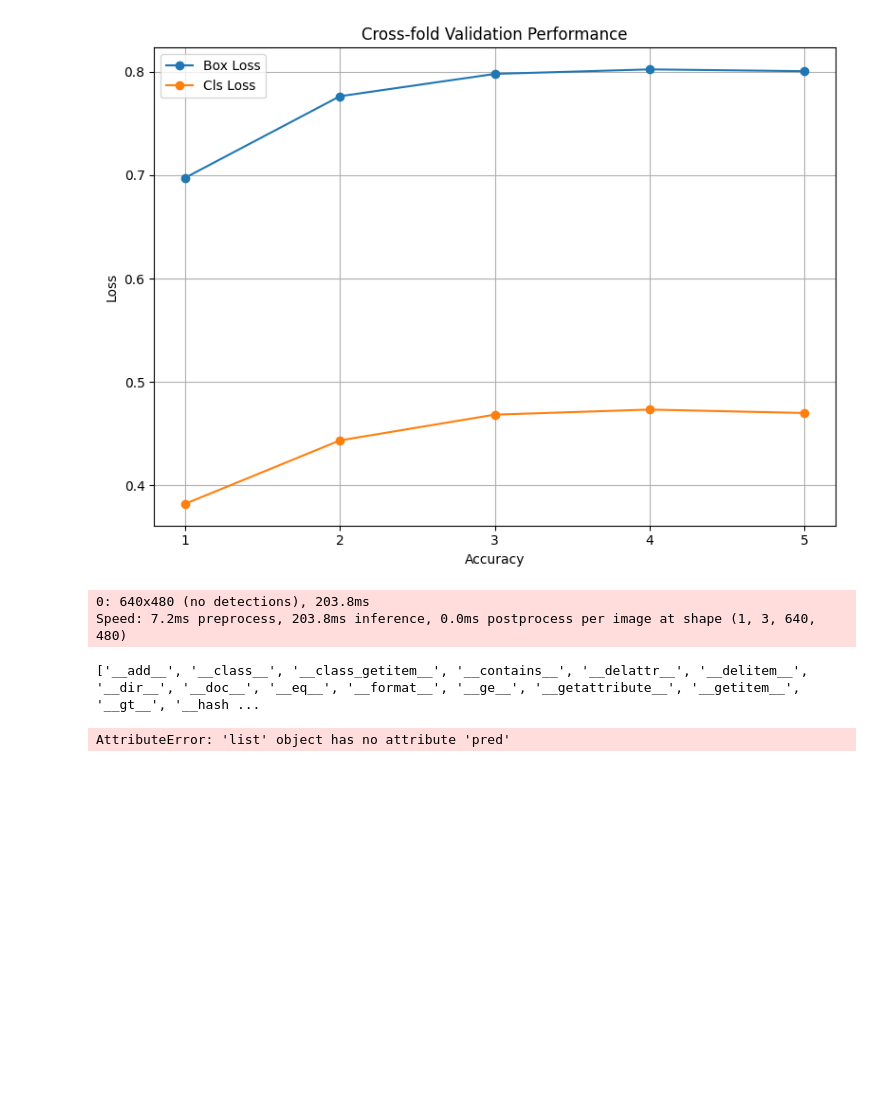
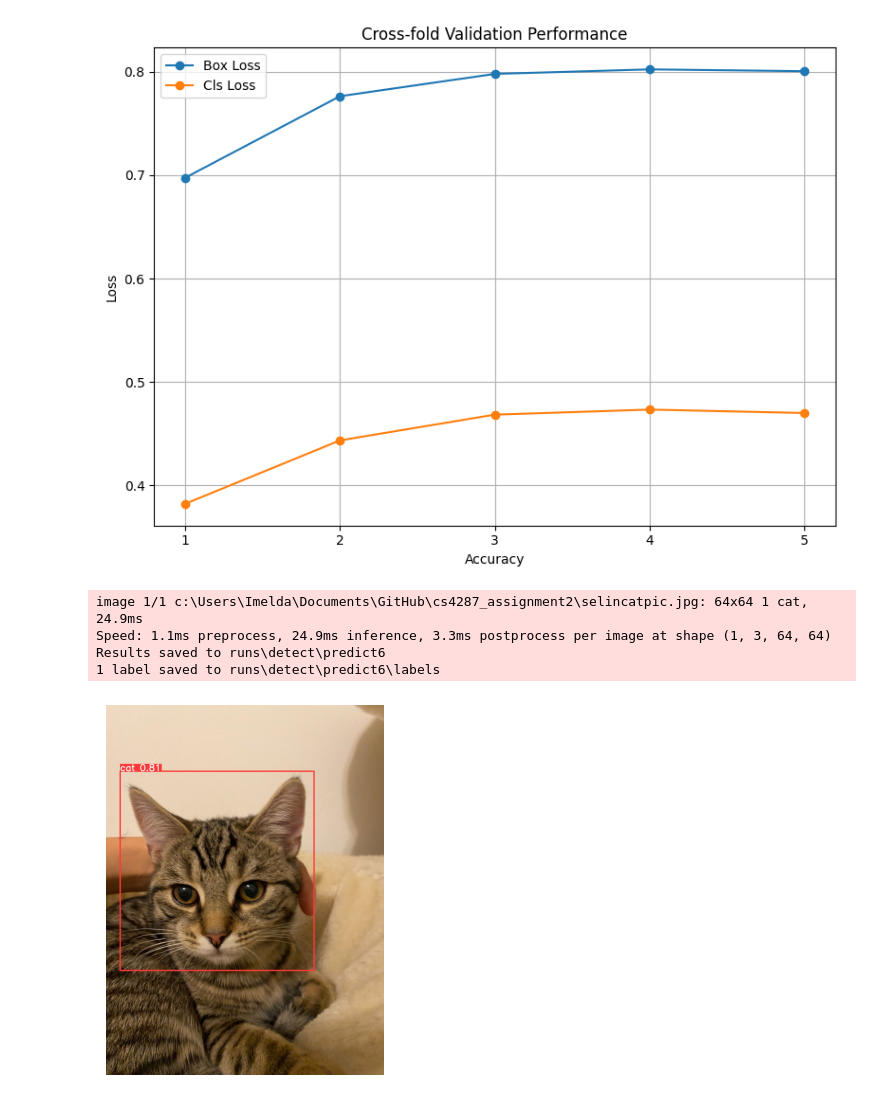
Before and after one commit to mel-butler/cs4287_assignment2, a Jupyter notebook: CS4287-Assign2-20277628-20259344.ipynb, the cells around one changed output. Saved outputs shown, nothing was run; the diff lists cells and outputs as text; code cells hidden in the pictures; blank space fills up the shorter version.

```diff
--- a/CS4287-Assign2-20277628-20259344.ipynb
+++ b/CS4287-Assign2-20277628-20259344.ipynb
@@ -374,12 +396,31 @@ plt.show()
 [figure]
 [figure]
 # %%
-from ultralytics.yolo.engine.model import YOLO
+# predicting a cat picture
+from ultralytics import YOLO
 
-model = YOLO("yolov8s.pt")
-results = model.predict(source='selincatpic.jpg', save=True, save_txt=True)
+
+image_path = "selincatpic.jpg"
+model = YOLO("runs/detect/crossval5/weights/best.pt")
+results = model.predict(source=image_path, save=True, save_txt=True)
+
+import matplotlib.pyplot as plt
+import matplotlib.image as mpimg
 # %% [output]
-0: 640x480 (no detections), 203.8ms
-Speed: 7.2ms preprocess, 203.8ms inference, 0.0ms postprocess per image at shape (1, 3, 640, 480)
+image 1/1 c:\Users\Imelda\Documents\GitHub\cs4287_assignment2\selincatpic.jpg: 64x64 1 cat, 24.9ms
+Speed: 1.1ms preprocess, 24.9ms inference, 3.3ms postprocess per image at shape (1, 3, 64, 64)
+Results saved to runs\detect\predict6
+1 label saved to runs\detect\predict6\labels
-['__add__', '__class__', '__class_getitem__', '__contains__', '__delattr__', '__delitem__', '__dir__', '__doc__', '__eq__', '__format__', '__ge__', '__getattribute__', '__getitem__', '__gt__', '__hash ...
-AttributeError: 'list' object has no attribute 'pred'
+# %%
+
+image_path = 'runs/detect/predict2/selincatpic2.jpg'
+
+# Read the image
+img = mpimg.imread(image_path)
+
+# Display the image
+plt.imshow(img)
+plt.axis('off')
+plt.show()
+# %% [output]
+[figure, added]
```
Also changed, not shown: parts of 7 cells of this notebook, 17 other files.
